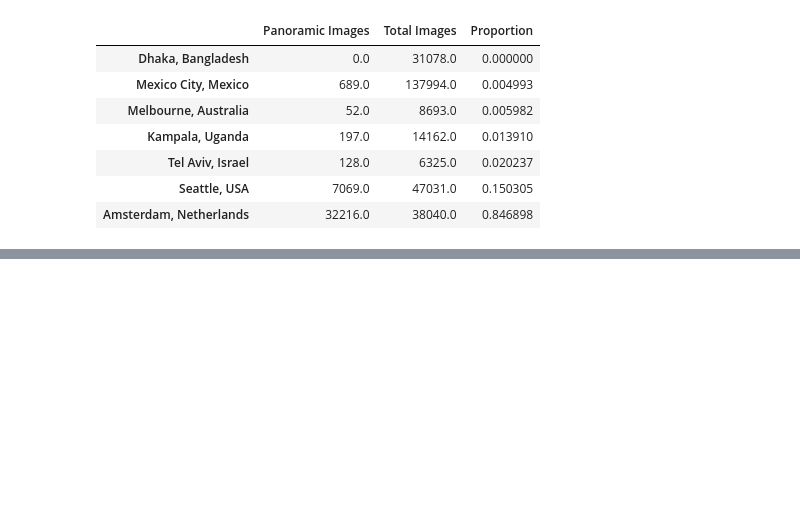
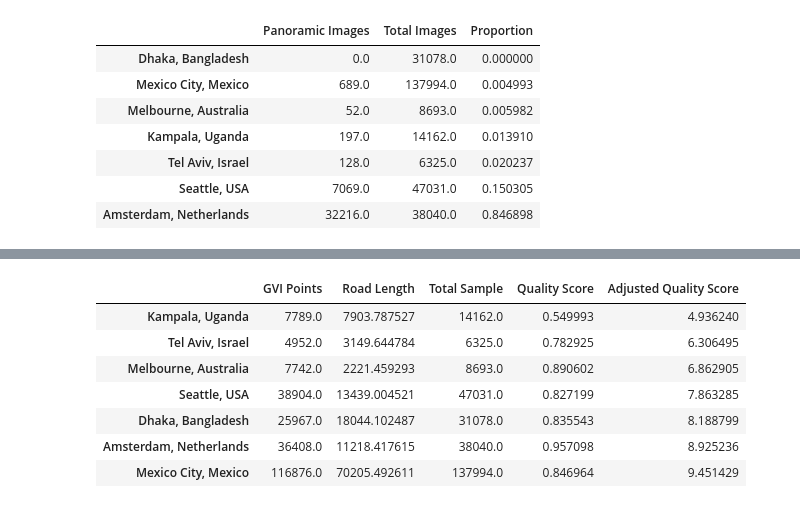
Before and after one commit to Spatial-Data-Science-and-GEO-AI-Lab/StreetView-NatureVisibility, a Jupyter notebook: results_metrics.ipynb, the cells around one changed output, grey strips where cells are left out. Cells and saved outputs as stored; diff of their text form; code cells hidden in the pictures; blank space fills up the shorter version.

```diff
--- a/results_metrics.ipynb
+++ b/results_metrics.ipynb
@@ -193,0 +188,22 @@ result_table.sort_values(by="Availability Score")
+# %%
+# Create an empty DataFrame to store the results
+result_table = pd.DataFrame(columns=['GVI Points', 'Road Length', 'Total Sample', 'Quality Score', 'Adjusted Quality Score'])
+
+for city in cities:
+    df = results[city]
+    gvi_points = df[(~df["GVI"].isnull()) & (df["image_id"]!="")].count()[0]
+    road_length = df["length"].sum() / 1000
+    total = df[df["image_id"]!=""].count()[0]
+
+    result_table.loc[city] = [gvi_points, road_length, total, gvi_points/total, (gvi_points  * np.log(road_length))/total]
+# %%
+result_table.sort_values(by="Adjusted Quality Score")
+# %% [output]
+|  | GVI Points | Road Length | Total Sample | Quality Score | Adjusted Quality Score |
+| Kampala, Uganda | 7789.0 | 7903.787527 | 14162.0 | 0.549993 | 4.936240 |
+| Tel Aviv, Israel | 4952.0 | 3149.644784 | 6325.0 | 0.782925 | 6.306495 |
+| Melbourne, Australia | 7742.0 | 2221.459293 | 8693.0 | 0.890602 | 6.862905 |
+| Seattle, USA | 38904.0 | 13439.004521 | 47031.0 | 0.827199 | 7.863285 |
+| Dhaka, Bangladesh | 25967.0 | 18044.102487 | 31078.0 | 0.835543 | 8.188799 |
+| Amsterdam, Netherlands | 36408.0 | 11218.417615 | 38040.0 | 0.957098 | 8.925236 |
+| Mexico City, Mexico | 116876.0 | 70205.492611 | 137994.0 | 0.846964 | 9.451429 |
```
Also changed, not shown: parts of 7 cells of this notebook, 1 other file.
